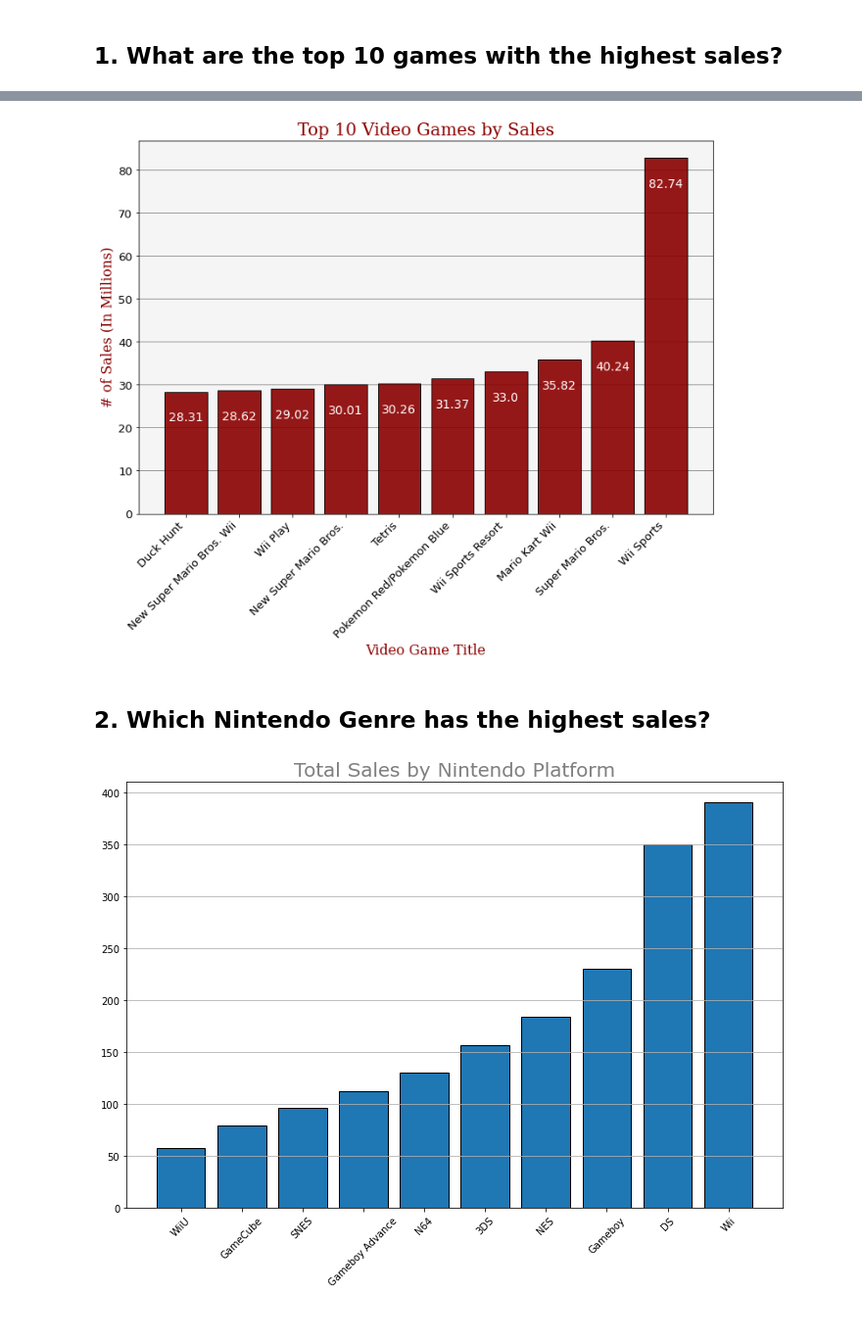
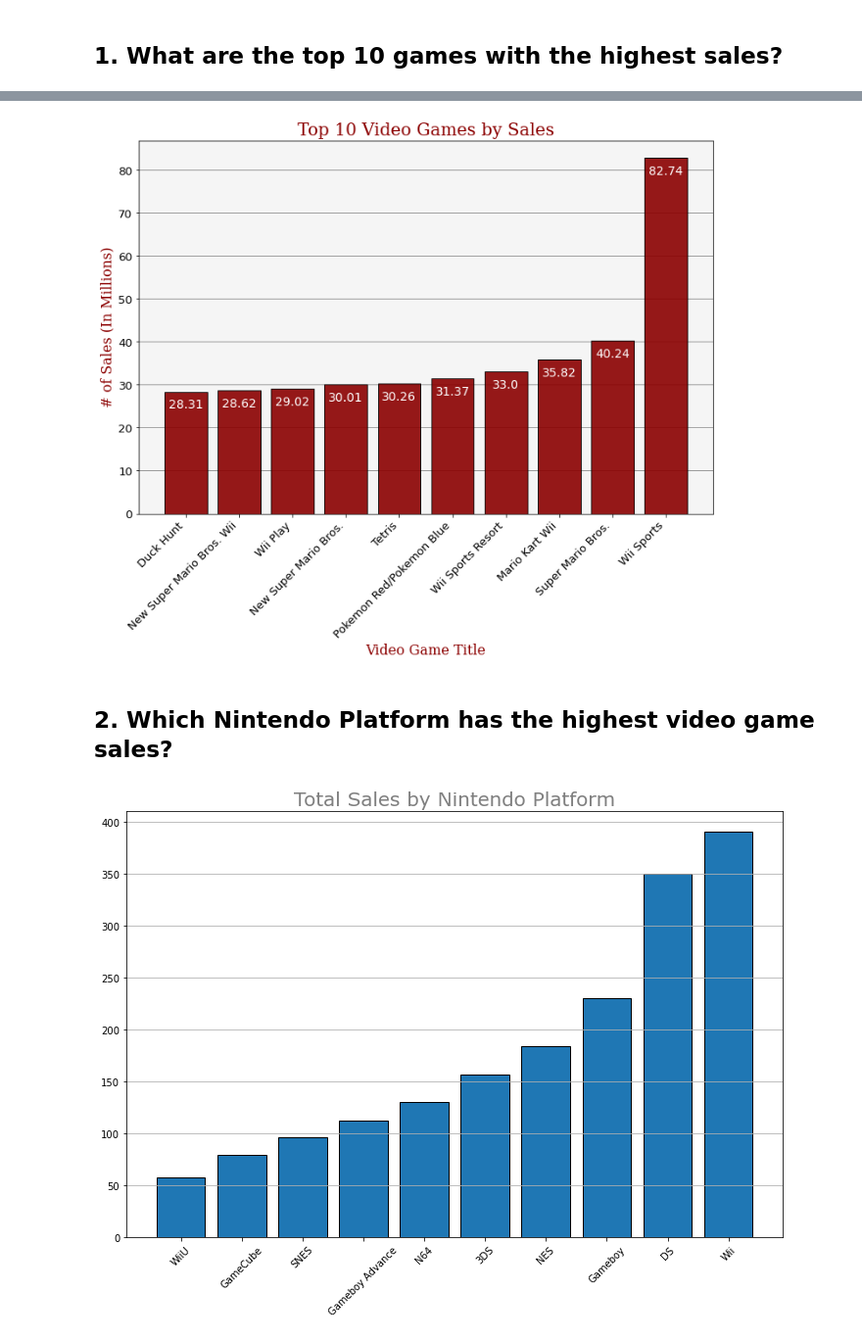
Before and after one commit to chrisheimbuch/nintendo-game-sales-eda, a Jupyter notebook: nintendo game sales eda.ipynb, the cells around one changed output, grey strips where cells are left out. Shown at 98% size. Drawn from its saved outputs; the diff is of its cells as text; code cells hidden in the pictures.

Commit message:
Updates for graph customization and answering more questions.

```diff
--- a/nintendo game sales eda.ipynb
+++ b/nintendo game sales eda.ipynb
@@ -253,10 +255,11 @@ Data columns (total 11 columns):
 dtypes: float64(5), int32(1), int64(1), object(4)
 memory usage: 1.3+ MB
 # %%
-#Clean up a few Platform names for clarity.
+#Clean up a few columnds data for clarity.
 df_copy['Platform'] = df_copy['Platform'].replace("GB", "Gameboy")
 df_copy['Platform'] = df_copy['Platform'].replace("GBA", "Gameboy Advance")
 df_copy['Platform'] = df_copy['Platform'].replace("GC", "GameCube")
+df_copy['Publisher'] = df_copy['Publisher'].replace("Warner Bros. Interactive Entertainment", "Warner Bros")
 # %%
 df_copy
 # %% [output]
@@ -316,5 +319,41 @@ array(['Sports', 'Platform', 'Racing', 'Role-Playing', 'Puzzle', 'Misc',
 <div style="background-color: #f9f9f9; border: 2px solid #ccc; padding: 15px; font-family: 'Georgia', serif; font-size: 14px;">
 
 <span style='color:#FF0000; font-size: 20px; font-weight: bold;'>Section 2. Descriptive Questions to Learn More!</span><br>
+# %%
+#Global Mask Functions for helping with our analysis.
+
+def MASK_GLOBAL_SALES(number=5):
+    """Takes an int input and filters the dataframe based on global sales greater than the integer provided."""
+    return df_copy[df_copy['Global_Sales'] > number]
+
+def MASK_PUBLISHER(publisher):
+    """Takes an input as a string and filters the dataframe based on a particular publisher"""
+    return df_copy[df_copy['Publisher'] == publisher]
+
+def MASK_NAME_TITLE(game_title):
+    """
+    Takes an input as a string and filters the dataframes 'Name' column to
+    return any games that contain the string provided.
+    """
+    return df_copy[df_copy['Name'].str.contains(game_title)]
+
+def MASK_PUBLISHER_GENRE(publisher, genre):
+    """
+    Filters the dataframe based on publisher and genre columns.
+
+    Args:
+        publisher (str): The first string.
+        genre (str): The second string.
+
+    Returns:
+        Dataframe filtered for those coclumns
+    """
+    return df_copy[(df_copy['Publisher'] == publisher) & (df_copy['Genre'] == genre)]
+
+def MASK_PUBLISHER_TWO(publisher):
+    """Takes an input as a string and filters the dataframe so it does not include a particular publisher"""
+    return df_copy[df_copy['Publisher'] != publisher]
+
+# MASK_PUBLISHER_TWO('Nintendo')[:100].groupby(['Publisher']).sum()[['NA_Sales', 'EU_Sales', 'JP_Sales', "Other_Sales",'Global_Sales']].sort_values('Global_Sales', ascending=False)
 # %% [markdown]
 ## 1. What are the top 10 games with the highest sales?
@@ -343,35 +376,35 @@ MASK_GLOBAL_SALES(15)[:10]
 #Create label making function for labeling each bar in graph.
 def addlabels(x,y):
     for i in range(len(x)):
-        plt.text(i, y[i] - 6, y[i], ha = 'center', va='center', color='white', fontsize=14)
+        plt.text(i, y[i] - 3, y[i], ha = 'center', va='center', color='white', fontsize=14)
 
 
 #Custom Fonts
 font1 = {'family':'serif','color':'darkred','size':20}
 font2 = {'family':'serif','color':'darkred','size':16}
 
 
 #Create the plot, add y axis gridlines, change background color.
 fig, ax = plt.subplots(figsize=(12,8))
 ax.grid(axis = 'y', color='grey')
 ax.set_facecolor('whitesmoke')
 
 
 #Model data and set the name of the title, x, and y axis.
 ax.bar(x=Top_Ten_Games['Name'], height=Top_Ten_Games['Global_Sales'],alpha=0.9, zorder=3, color='darkred', edgecolor='black')
 ax.set_title("Top 10 Video Games by Sales", fontdict=font1)
 ax.set_xlabel("Video Game Title", fontdict=font2, ha="center")
 ax.set_ylabel("# of Sales (In Millions)", fontdict=font2, ha="center")
 
 
 #Adjust the order of the x axis from least to most, rotate the x axis names by 45 degrees for viewing, change font size of x/y axis .
 plt.xticks(rotation=45, ha='right', fontsize=13)
 plt.yticks(fontsize=13)
 plt.gca().invert_xaxis()
 addlabels(Top_Ten_Games['Name'], Top_Ten_Games['Global_Sales'])
 
 plt.show()
 # %% [output]
-[figure, old version]
+[figure, new version]
 # %% [markdown]
-## 2. Which Nintendo Genre has the highest sales?
+## 2. Which Nintendo Platform has the highest video game sales?
```
Also changed, not shown: parts of 19 cells of this notebook.
